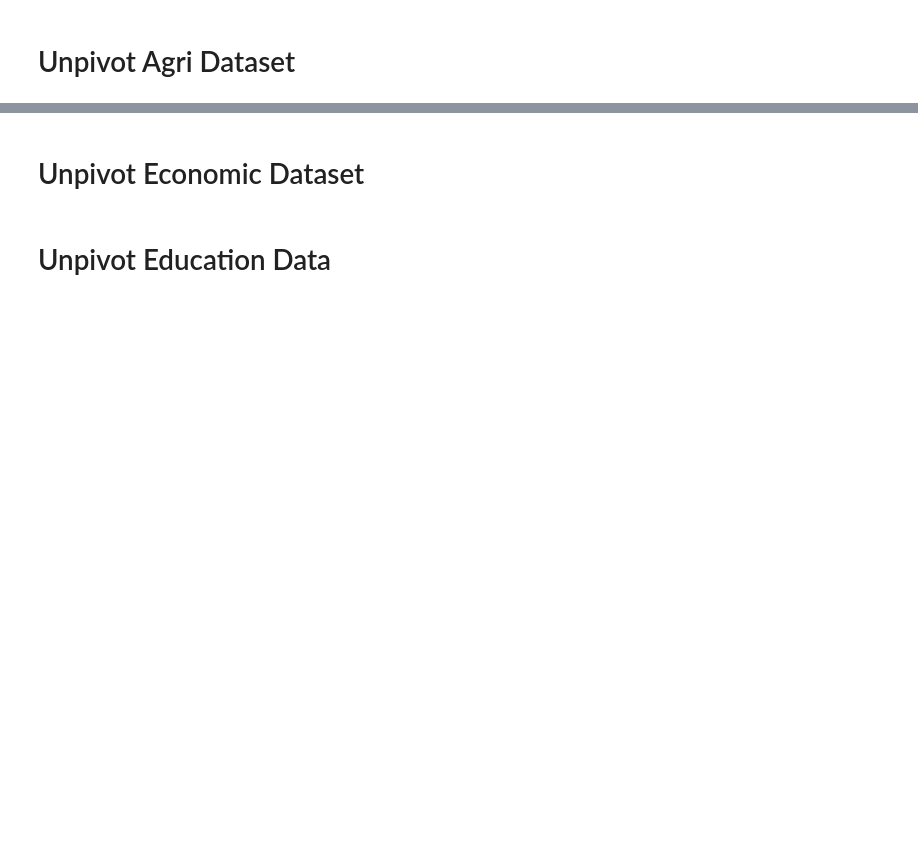
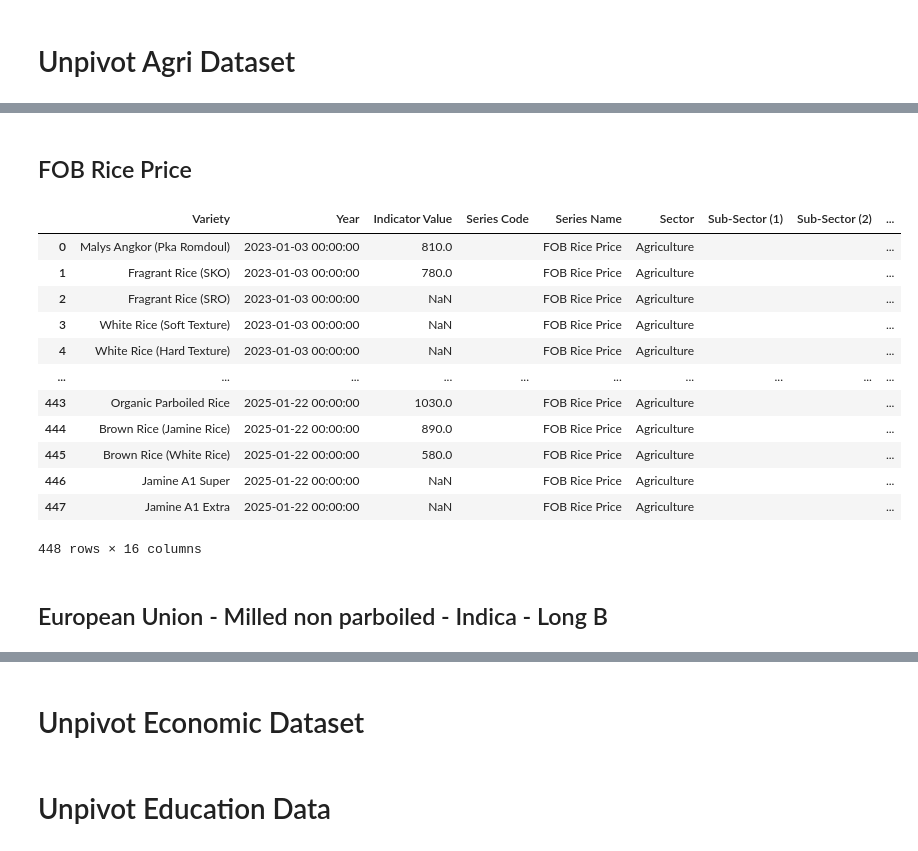
Before and after one commit to whatanakKean/cdri-data-hub-web-view, a Jupyter notebook: src/etl/experiments.ipynb, the cells around one changed output, grey strips where cells are left out. Drawn from its saved outputs; the diff is of its cells as text; code cells hidden in the pictures; blank space fills up the shorter version.

```diff
--- a/src/etl/experiments.ipynb
+++ b/src/etl/experiments.ipynb
@@ -71,0 +119,49 @@ conn.close()
+# %% [markdown]
+## FOB Rice Price
+# %%
+import pandas as pd
+import sqlite3
+
+# Step 1: Read the data
+data = pd.read_excel("./raw agriculture & economic/Rice Price_v4a.xlsx", sheet_name="Export-Rice-Price-at-Port-FOB", skiprows=3)
+
+# Drop completely empty columns
+data = data.dropna(axis=1, how='all')
+
+fob_rice_price = data.melt(id_vars=["VARIETIES"], var_name="Year", value_name="Indicator Value")
+
+fob_rice_price = fob_rice_price.rename(columns={"VARIETIES": "Variety"})
+
+# Add Columns
+fob_rice_price["Series Code"] = ""
+fob_rice_price["Series Name"] = "FOB Rice Price"
+fob_rice_price["Sector"] = "Agriculture"
+fob_rice_price["Sub-Sector (1)"] = ""
+fob_rice_price["Sub-Sector (2)"] = ""
+fob_rice_price["Source"] = ""
+fob_rice_price["Latitude"] = ""
+fob_rice_price["Longtitude"] = ""
+fob_rice_price["Indicator"] = "Price"
+fob_rice_price["Indicator Unit"] = "TON/$USD (STANDARD 5% BROKEN)"
+
+fob_rice_price["Province"] = ""
+fob_rice_price["Markets"] = ""
+fob_rice_price["Pro code"] = ""
+
+fob_rice_price
+# %% [output]
+|  | Variety | Year | Indicator Value | Series Code | Series Name | Sector | Sub-Sector (1) | Sub-Sector (2) | ... |
+| 0 | Malys Angkor (Pka Romdoul) | 2023-01-03 00:00:00 | 810.0 |  | FOB Rice Price | Agriculture |  |  | ... |
+| 1 | Fragrant Rice (SKO) | 2023-01-03 00:00:00 | 780.0 |  | FOB Rice Price | Agriculture |  |  | ... |
+| 2 | Fragrant Rice (SRO) | 2023-01-03 00:00:00 | NaN |  | FOB Rice Price | Agriculture |  |  | ... |
+| 3 | White Rice (Soft Texture) | 2023-01-03 00:00:00 | NaN |  | FOB Rice Price | Agriculture |  |  | ... |
+| 4 | White Rice (Hard Texture) | 2023-01-03 00:00:00 | NaN |  | FOB Rice Price | Agriculture |  |  | ... |
+| ... | ... | ... | ... | ... | ... | ... | ... | ... | ... |
+| 443 | Organic Parboiled Rice | 2025-01-22 00:00:00 | 1030.0 |  | FOB Rice Price | Agriculture |  |  | ... |
+| 444 | Brown Rice (Jamine Rice) | 2025-01-22 00:00:00 | 890.0 |  | FOB Rice Price | Agriculture |  |  | ... |
+| 445 | Brown Rice (White Rice) | 2025-01-22 00:00:00 | 580.0 |  | FOB Rice Price | Agriculture |  |  | ... |
+| 446 | Jamine A1 Super | 2025-01-22 00:00:00 | NaN |  | FOB Rice Price | Agriculture |  |  | ... |
+| 447 | Jamine A1 Extra | 2025-01-22 00:00:00 | NaN |  | FOB Rice Price | Agriculture |  |  | ... |
+448 rows × 16 columns
+# %% [markdown]
+## European Union - Milled non parboiled - Indica - Long B
```
Also changed, not shown: parts of 24 cells of this notebook, 15 other files.
